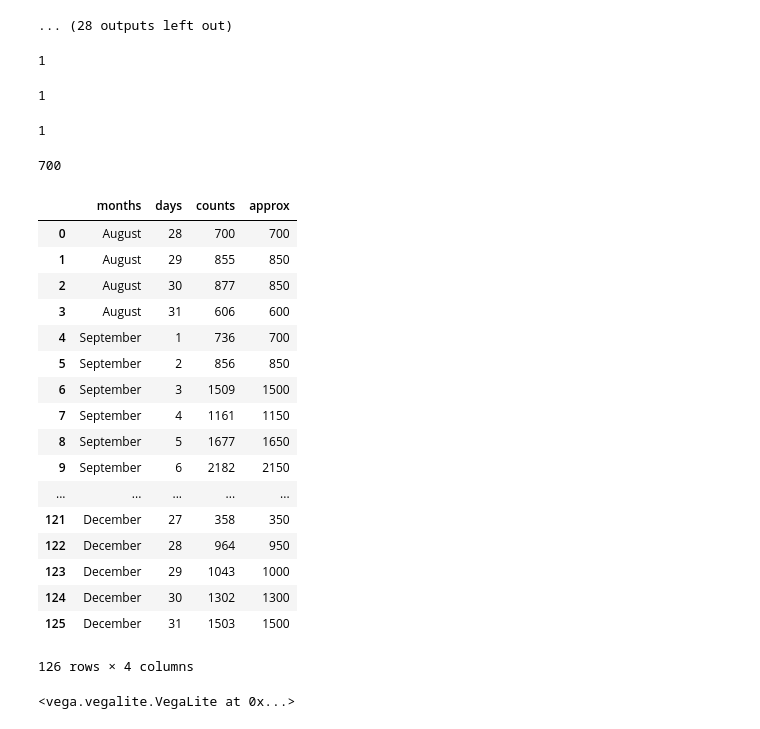
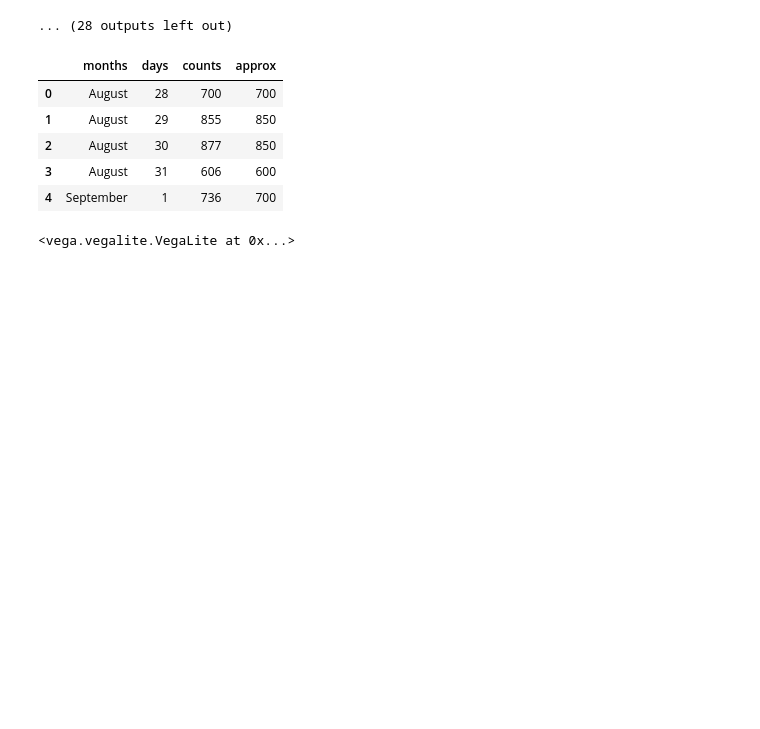
Before and after one commit to SerenaHuang19/J2019_text_analysis, a Jupyter notebook: J2019-2_text-analysis.ipynb, the cells around one changed output. Cells and saved outputs as stored; diff of their text form; code cells hidden in the pictures; blank space fills up the shorter version.

```diff
--- a/J2019-2_text-analysis.ipynb
+++ b/J2019-2_text-analysis.ipynb
@@ -163,6 +110,8 @@ for word in j_fake_words:
 # print(prop_nouns_freqdict)
 for word, freq in sorted(j_prop_nouns_freqdict.items(), key=lambda item: item[1], reverse=True):
     print("%s: %s" % (word, freq))
+    if freq < 40:
+        break
 # %% [output]
 I'm: 980
 The: 575
@@ -184,13 +133,13 @@ Taiwanese: 1
 # %%
-all_freqdict = {}
-for word in fake_words:
-    if word not in all_freqdict:
-        all_freqdict[word] = 1
-    elif word in all_freqdict:
-        all_freqdict[word] += 1
+# all_freqdict = {}
+# for word in fake_words:
+#     if word not in all_freqdict:
+#         all_freqdict[word] = 1
+#     elif word in all_freqdict:
+#         all_freqdict[word] += 1
 
-# for key in sorted(prop_nouns_freqdict.keys()):
-#     print(key, prop_nouns_freqdict[key])
-# print(prop_nouns_freqdict)
-for word, freq in sorted(all_freqdict.items(), key=lambda item: item[1], reverse=True):
-    print("%s: %s" % (word, freq))
+# # for key in sorted(prop_nouns_freqdict.keys()):
+# #     print(key, prop_nouns_freqdict[key])
+# # print(prop_nouns_freqdict)
+# for word, freq in sorted(all_freqdict.items(), key=lambda item: item[1], reverse=True):
+#     print("%s: %s" % (word, freq))
@@ -225,6 +156,8 @@ for word in j_fake_words:
 # print(prop_nouns_freqdict)
 for word, freq in sorted(j_all_freqdict.items(), key=lambda item: item[1], reverse=True):
     print("%s: %s" % (word, freq))
+    if freq < 300:
+        break
 # %% [output]
 the: 9565
 and: 8053
@@ -246,8 +179,8 @@ considerably.: 1
 # %%
-date_regex = r"(August|September|October) [0-9][0-9]?"
+# date_regex = r"(August|September|October) [0-9][0-9]?"
 
-dates = []
-for match in re.finditer(date_regex, writing_test):
-    dates.append(match.group())
+# dates = []
+# for match in re.finditer(date_regex, writing_test):
+#     dates.append(match.group())
 
-print(dates)
+# print(dates)
@@ -1087,53 +760,17 @@ for month in ['August', 'September', 'October', 'November', 'December']:
 <vega.vegalite.VegaLite at 0x...>
 <vega.vegalite.VegaLite at 0x...>
 ... (28 outputs left out)
-# %%
-n = 53
-
-n//50
-# %% [output]
-1
-# %%
-n = 74
-
-n//50
-# %% [output]
-1
-# %%
-n = 75
-
-n//50
-# %% [output]
-1
-# %%
-n = 701
-
-n//50*50
-# %% [output]
-700
 # %%
 j_word_count_df['approx'] = j_word_count_df['counts']//50*50
 # %%
-j_word_count_df
+j_word_count_df.head()
 # %% [output]
 |  | months | days | counts | approx |
 | 0 | August | 28 | 700 | 700 |
 | 1 | August | 29 | 855 | 850 |
 | 2 | August | 30 | 877 | 850 |
 | 3 | August | 31 | 606 | 600 |
 | 4 | September | 1 | 736 | 700 |
-| 5 | September | 2 | 856 | 850 |
-| 6 | September | 3 | 1509 | 1500 |
-| 7 | September | 4 | 1161 | 1150 |
-| 8 | September | 5 | 1677 | 1650 |
-| 9 | September | 6 | 2182 | 2150 |
-| ... | ... | ... | ... | ... |
-| 121 | December | 27 | 358 | 350 |
-| 122 | December | 28 | 964 | 950 |
-| 123 | December | 29 | 1043 | 1000 |
-| 124 | December | 30 | 1302 | 1300 |
-| 125 | December | 31 | 1503 | 1500 |
-126 rows × 4 columns
 # %%
 alt.Chart(j_word_count_df).mark_bar(color = "SeaGreen").encode(
     alt.X('approx', title = "Word Counts"),
```
Also changed, not shown: parts of 38 cells of this notebook.
